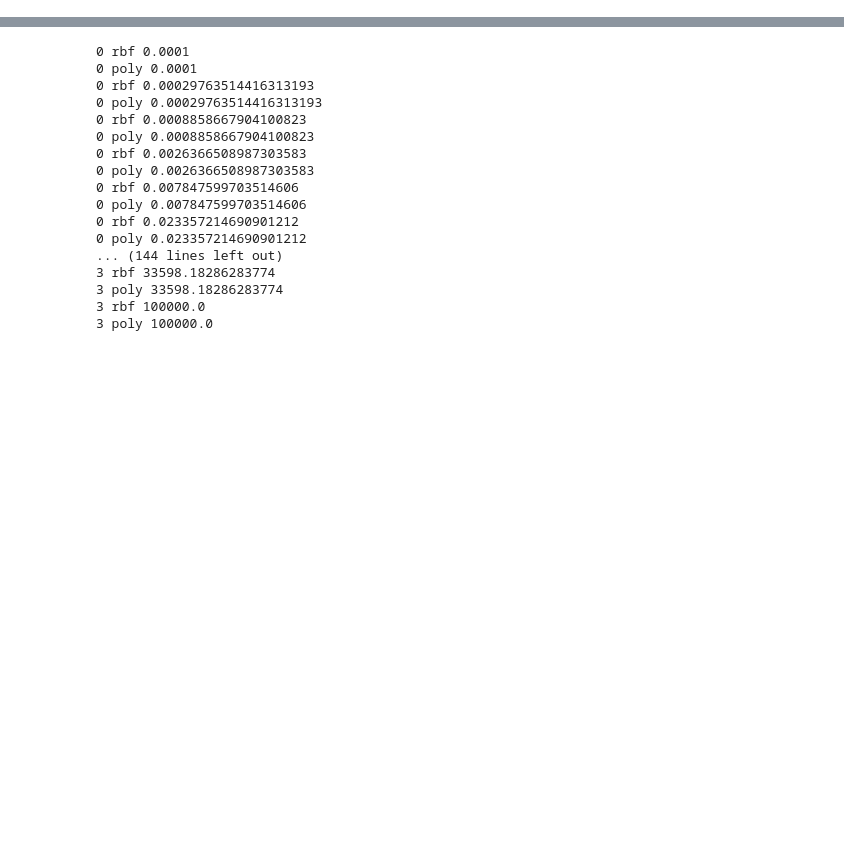
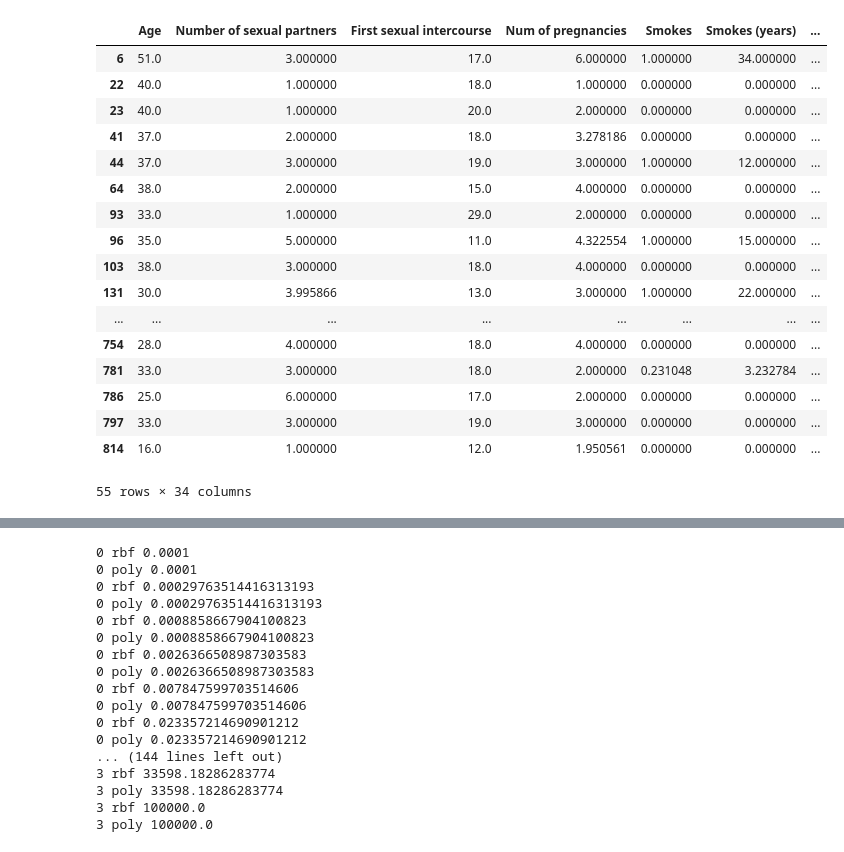
Before and after one commit to NeekTheGiraffe/cervical-cancer-model, a Jupyter notebook: BE 175 Final Project Cervical Cancer Prediction.ipynb, the cells around one changed output, grey strips where cells are left out. Drawn from its saved outputs; the diff is of its cells as text; code cells hidden in the pictures; blank space fills up the shorter version.

```diff
--- a/BE 175 Final Project Cervical Cancer Prediction.ipynb
+++ b/BE 175 Final Project Cervical Cancer Prediction.ipynb
@@ -20,3 +42,27 @@ x, y = cerv_data.iloc[:,:-4], cerv_data.iloc[:,-4:]
+# %%
+cerv_data.loc[cerv_data['Hinselmann'] == 1]
+cerv_data.loc[cerv_data['Schiller'] == 1]
+cerv_data.loc[cerv_data['Citology'] == 1]
+cerv_data.loc[cerv_data['Biopsy'] == 1]
+# %% [output]
+|  | Age | Number of sexual partners | First sexual intercourse | Num of pregnancies | Smokes | Smokes (years) | ... |
+| 6 | 51.0 | 3.000000 | 17.0 | 6.000000 | 1.000000 | 34.000000 | ... |
+| 22 | 40.0 | 1.000000 | 18.0 | 1.000000 | 0.000000 | 0.000000 | ... |
+| 23 | 40.0 | 1.000000 | 20.0 | 2.000000 | 0.000000 | 0.000000 | ... |
+| 41 | 37.0 | 2.000000 | 18.0 | 3.278186 | 0.000000 | 0.000000 | ... |
+| 44 | 37.0 | 3.000000 | 19.0 | 3.000000 | 1.000000 | 12.000000 | ... |
+| 64 | 38.0 | 2.000000 | 15.0 | 4.000000 | 0.000000 | 0.000000 | ... |
+| 93 | 33.0 | 1.000000 | 29.0 | 2.000000 | 0.000000 | 0.000000 | ... |
+| 96 | 35.0 | 5.000000 | 11.0 | 4.322554 | 1.000000 | 15.000000 | ... |
+| 103 | 38.0 | 3.000000 | 18.0 | 4.000000 | 0.000000 | 0.000000 | ... |
+| 131 | 30.0 | 3.995866 | 13.0 | 3.000000 | 1.000000 | 22.000000 | ... |
+| ... | ... | ... | ... | ... | ... | ... | ... |
+| 754 | 28.0 | 4.000000 | 18.0 | 4.000000 | 0.000000 | 0.000000 | ... |
+| 781 | 33.0 | 3.000000 | 18.0 | 2.000000 | 0.231048 | 3.232784 | ... |
+| 786 | 25.0 | 6.000000 | 17.0 | 2.000000 | 0.000000 | 0.000000 | ... |
+| 797 | 33.0 | 3.000000 | 19.0 | 3.000000 | 0.000000 | 0.000000 | ... |
+| 814 | 16.0 | 1.000000 | 12.0 | 1.950561 | 0.000000 | 0.000000 | ... |
+55 rows × 34 columns
 # %%
 ###### Logistic regression ######
 from sklearn.preprocessing import StandardScaler
```
Also changed, not shown: parts of 5 cells of this notebook.
